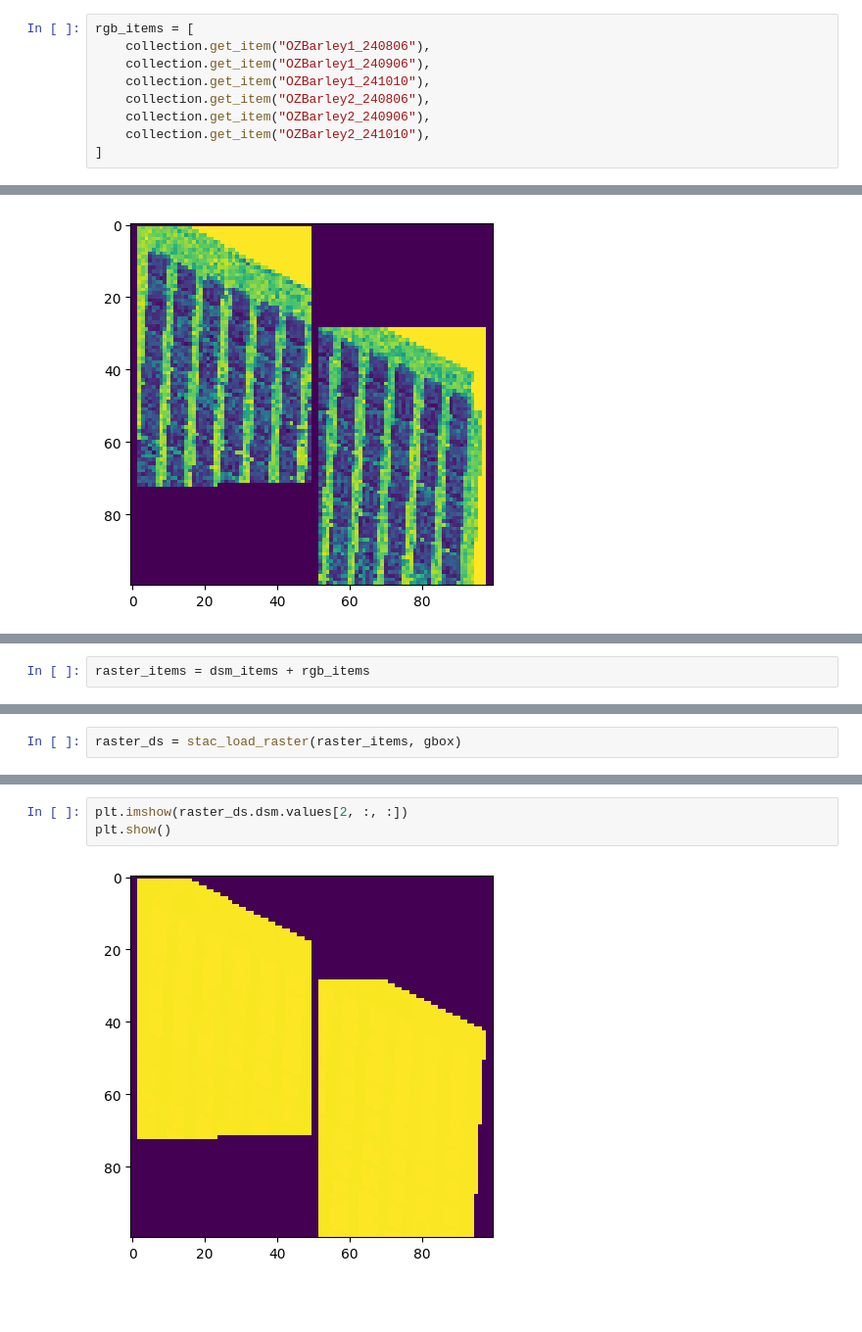
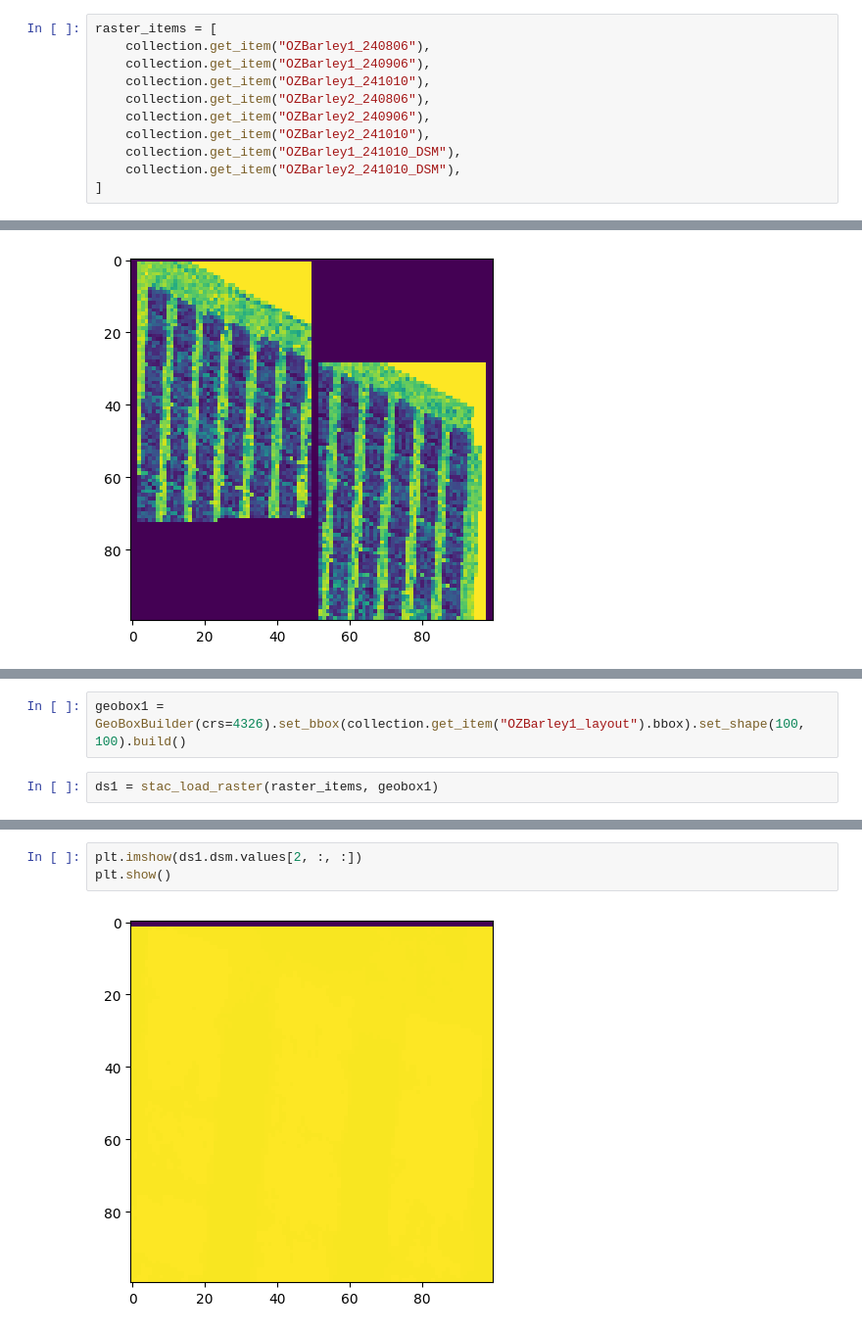
Before and after one commit to aus-plant-phenomics-network/mccn-engine, a Jupyter notebook: raster_load_demo.ipynb, the cells around one changed output, grey strips where cells are left out. Shown at 98% size. Saved outputs shown, nothing was run; the diff lists cells and outputs as text; blank space fills up the shorter version.

```diff
--- a/raster_load_demo.ipynb
+++ b/raster_load_demo.ipynb
@@ -12,12 +12,14 @@ collection = client.get_collection("OZBarleyTestData")
 gbox = GeoBoxBuilder.from_collection(collection, 100)
 items = list(collection.get_all_items())
 # %%
-rgb_items = [
+raster_items = [
     collection.get_item("OZBarley1_240806"),
     collection.get_item("OZBarley1_240906"),
     collection.get_item("OZBarley1_241010"),
     collection.get_item("OZBarley2_240806"),
     collection.get_item("OZBarley2_240906"),
     collection.get_item("OZBarley2_241010"),
+    collection.get_item("OZBarley1_241010_DSM"),
+    collection.get_item("OZBarley2_241010_DSM"),
 ]
 # %%
@@ -74,5 +59,3 @@ plt.imshow(dem_ds.dsm.values[0, :, :])
 plt.show()
 # %% [output]
 [figure]
-# %%
-raster_items = dsm_items + rgb_items
@@ -79,2 +64,4 @@ raster_items = dsm_items + rgb_items
+# %%
+geobox1 = GeoBoxBuilder(crs=4326).set_bbox(collection.get_item("OZBarley1_layout").bbox).set_shape(100, 100).build()
 # %%
-raster_ds = stac_load_raster(raster_items, gbox)
+ds1 = stac_load_raster(raster_items, geobox1)
@@ -96,5 +83,5 @@ Data variables:
 # %%
-plt.imshow(raster_ds.dsm.values[2, :, :])
+plt.imshow(ds1.dsm.values[2, :, :])
 plt.show()
 # %% [output]
-[figure, old version]
+[figure, new version]
```
Also changed, not shown: parts of 15 cells of this notebook, 3 other files.
